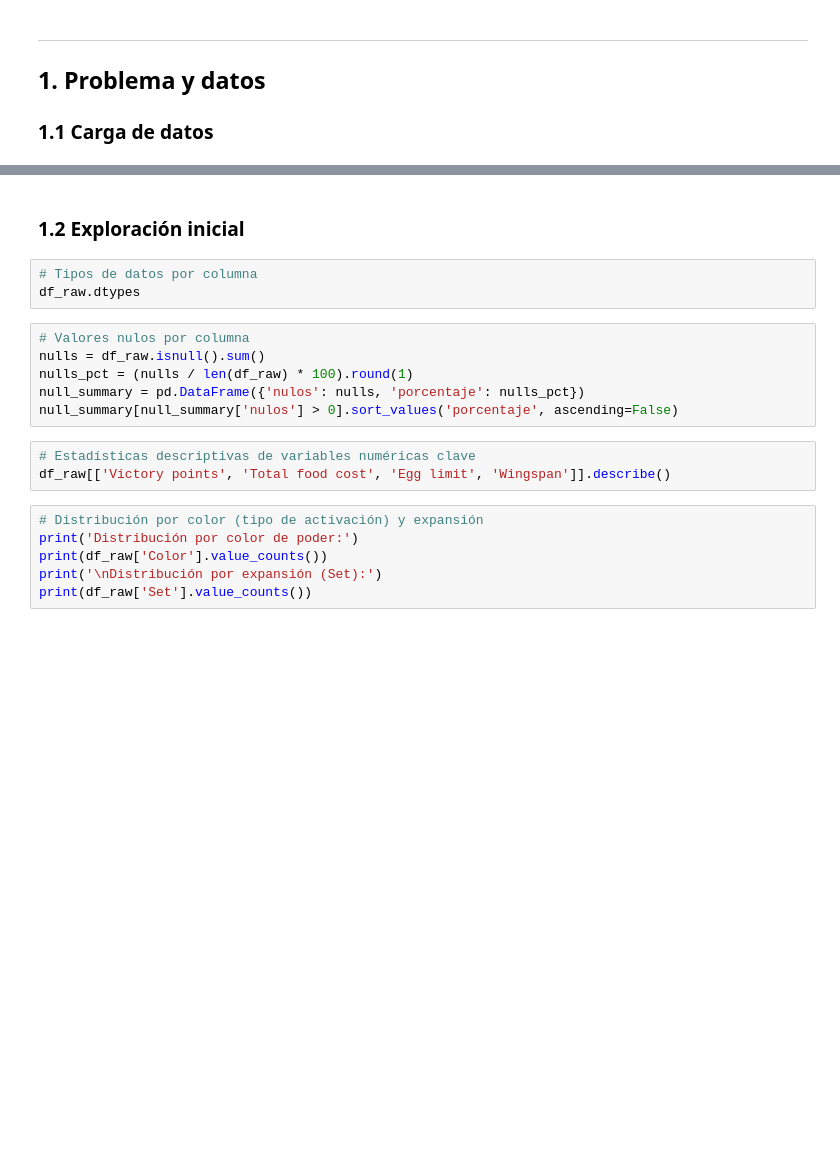
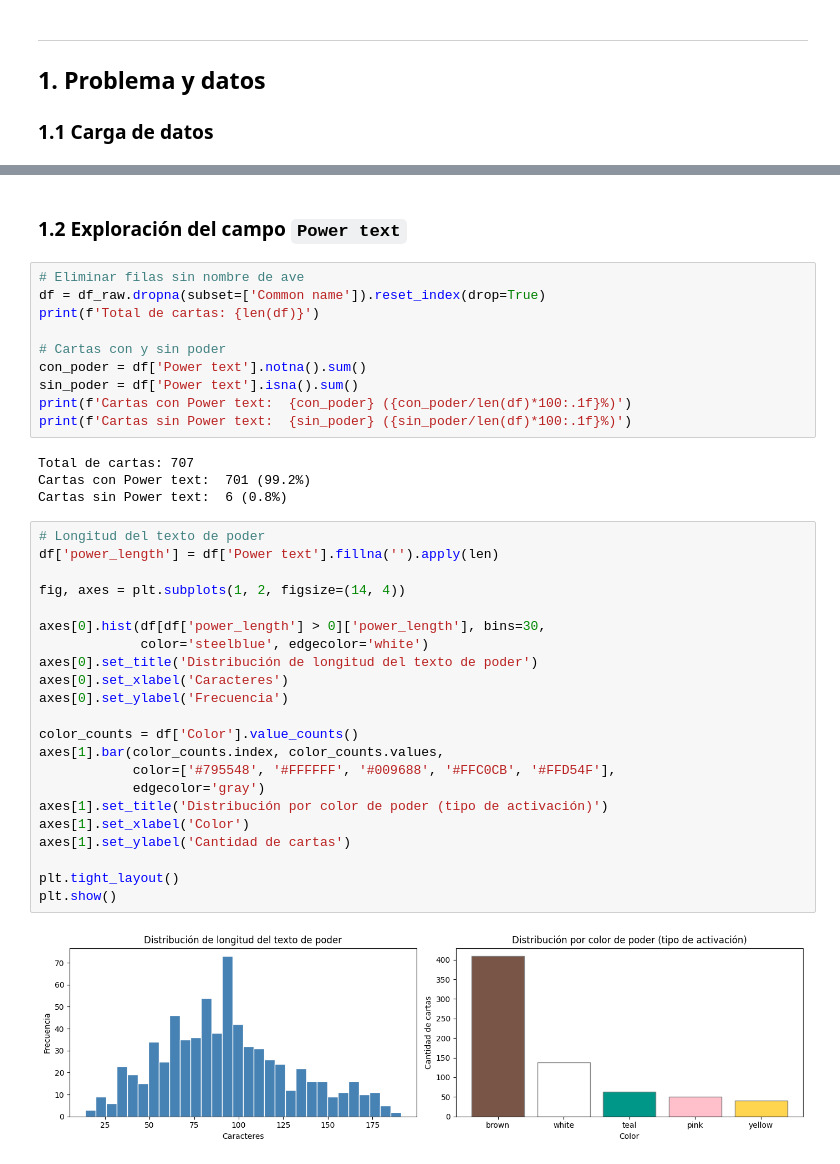
Before and after one commit to marce8881/wingspan-ml, a Jupyter notebook: notebooks/wingspan_analysis.ipynb, the cells around one changed output, grey strips where cells are left out. Drawn from its saved outputs; the diff is of its cells as text; blank space fills up the shorter version.

Commit message:
feat: section 1 - power text EDA and text cleaning

```diff
--- a/notebooks/wingspan_analysis.ipynb
+++ b/notebooks/wingspan_analysis.ipynb
@@ -44,20 +54,40 @@ df_raw.head(3)
 # %% [markdown]
-### 1.2 Exploración inicial
+### 1.2 Exploración del campo `Power text`
-# %%
-# Tipos de datos por columna
-df_raw.dtypes
-# %%
-# Valores nulos por columna
-nulls = df_raw.isnull().sum()
-nulls_pct = (nulls / len(df_raw) * 100).round(1)
-null_summary = pd.DataFrame({'nulos': nulls, 'porcentaje': nulls_pct})
-null_summary[null_summary['nulos'] > 0].sort_values('porcentaje', ascending=False)
-# %%
-# Estadísticas descriptivas de variables numéricas clave
-df_raw[['Victory points', 'Total food cost', 'Egg limit', 'Wingspan']].describe()
-# %%
-# Distribución por color (tipo de activación) y expansión
-print('Distribución por color de poder:')
-print(df_raw['Color'].value_counts())
-print('\nDistribución por expansión (Set):')
-print(df_raw['Set'].value_counts())
+# %%
+# Eliminar filas sin nombre de ave
+df = df_raw.dropna(subset=['Common name']).reset_index(drop=True)
+print(f'Total de cartas: {len(df)}')
+
+# Cartas con y sin poder
+con_poder = df['Power text'].notna().sum()
+sin_poder = df['Power text'].isna().sum()
+print(f'Cartas con Power text:  {con_poder} ({con_poder/len(df)*100:.1f}%)')
+print(f'Cartas sin Power text:  {sin_poder} ({sin_poder/len(df)*100:.1f}%)')
+# %% [output]
+Total de cartas: 707
+Cartas con Power text:  701 (99.2%)
+Cartas sin Power text:  6 (0.8%)
+# %%
+# Longitud del texto de poder
+df['power_length'] = df['Power text'].fillna('').apply(len)
+
+fig, axes = plt.subplots(1, 2, figsize=(14, 4))
+
+axes[0].hist(df[df['power_length'] > 0]['power_length'], bins=30,
+             color='steelblue', edgecolor='white')
+axes[0].set_title('Distribución de longitud del texto de poder')
+axes[0].set_xlabel('Caracteres')
+axes[0].set_ylabel('Frecuencia')
+
+color_counts = df['Color'].value_counts()
+axes[1].bar(color_counts.index, color_counts.values,
+            color=['#795548', '#FFFFFF', '#009688', '#FFC0CB', '#FFD54F'],
+            edgecolor='gray')
+axes[1].set_title('Distribución por color de poder (tipo de activación)')
+axes[1].set_xlabel('Color')
+axes[1].set_ylabel('Cantidad de cartas')
+
+plt.tight_layout()
+plt.show()
+# %% [output]
+[figure, added]
```
Also changed, not shown: parts of 13 cells of this notebook.
